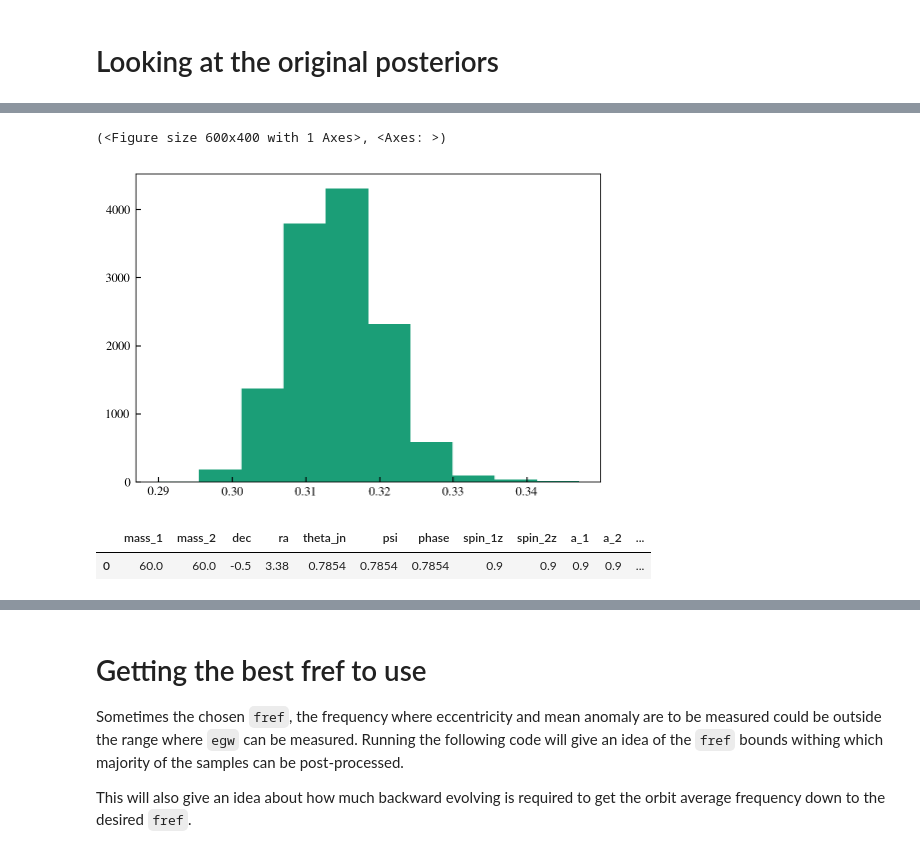
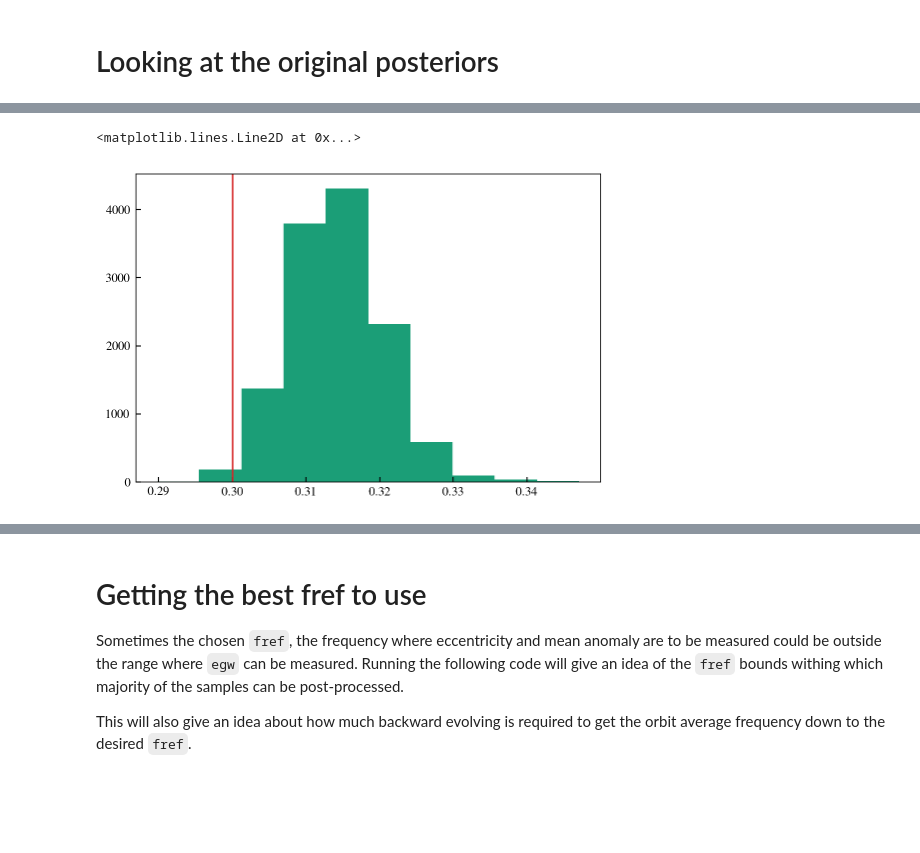
Before and after one commit to vijayvarma392/gw_eccentricity, a Jupyter notebook: gw_eccentricity/posterior/examples/post_process_for_bilby.ipynb, the cells around one changed output, grey strips where cells are left out. Saved outputs shown, nothing was run; the diff lists cells and outputs as text; code cells hidden in the pictures; blank space fills up the shorter version.

```diff
--- a/gw_eccentricity/posterior/examples/post_process_for_bilby.ipynb
+++ b/gw_eccentricity/posterior/examples/post_process_for_bilby.ipynb
@@ -65,13 +64,11 @@ egwBilby.get_posterior()
+# %%
+injection = egwBilby.get_injection()
 # %%
-egwBilby.plot_eccentricity_posterior(**{"bins": 10})
+fig, ax = egwBilby.plot_eccentricity_posterior(**{"bins": 10})
+ax.axvline(injection["eccentricity"], c="tab:red")
 # %% [output]
-(<Figure size 600x400 with 1 Axes>, <Axes: >)
+<matplotlib.lines.Line2D at 0x...>
-[figure, old version]
+[figure, new version]
-# %%
-egwBilby.get_injection()
-# %% [output]
-|  | mass_1 | mass_2 | dec | ra | theta_jn | psi | phase | spin_1z | spin_2z | a_1 | a_2 | ... |
-| 0 | 60.0 | 60.0 | -0.5 | 3.38 | 0.7854 | 0.7854 | 0.7854 | 0.9 | 0.9 | 0.9 | 0.9 | ... |
 # %%
 data_dict = egwBilby.get_injection_data_dict()
 # %%
```
Also changed, not shown: parts of 17 cells of this notebook, 2 other files.
